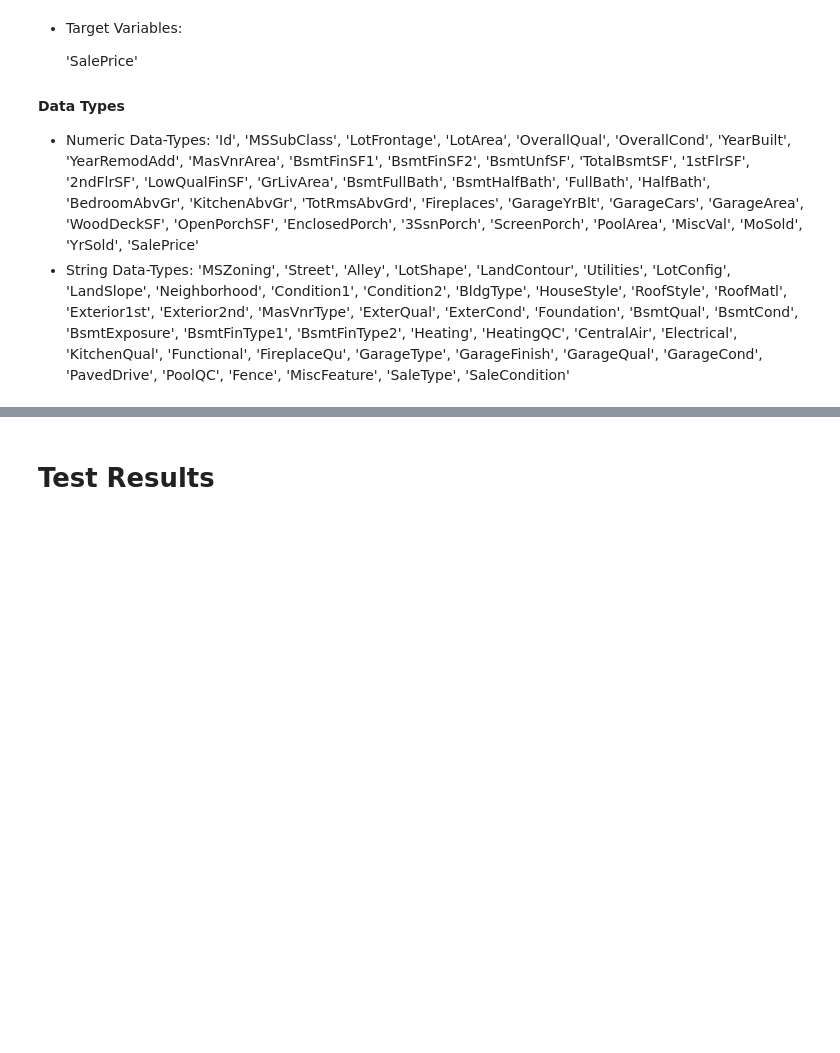
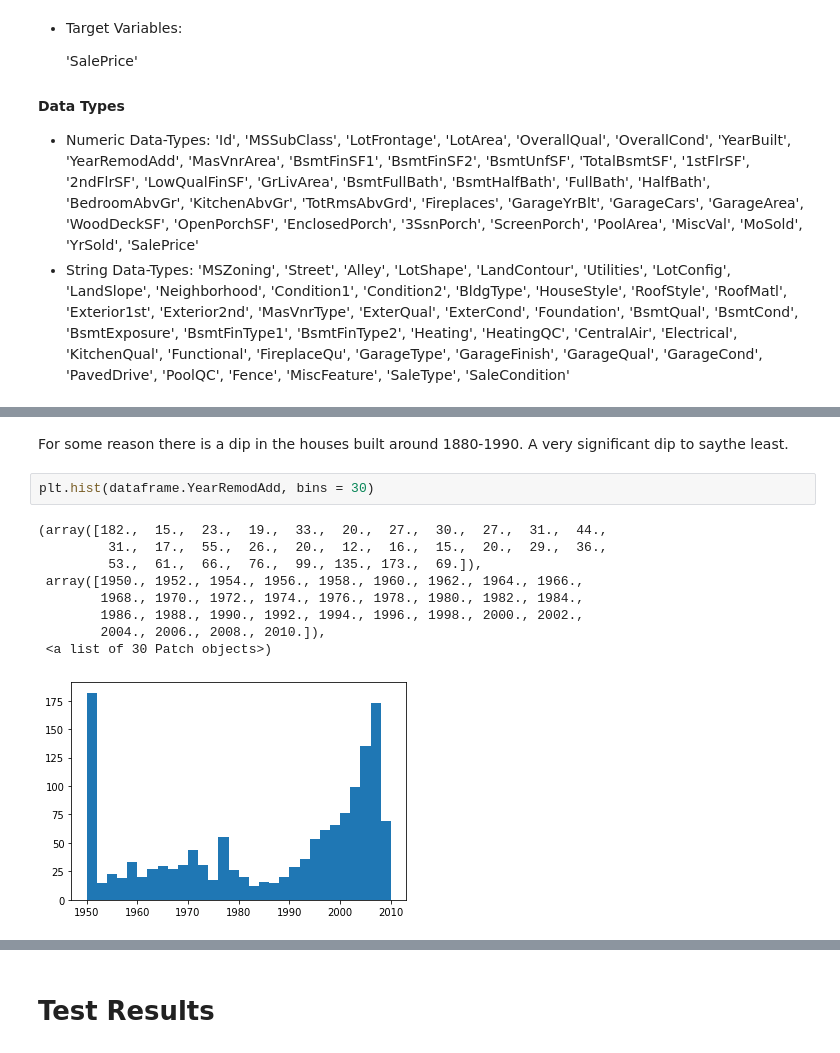
Before and after one commit to Jim-Craig/Housing-Prices, a Jupyter notebook: Housing Data.ipynb, the cells around one changed output, grey strips where cells are left out. Cells and saved outputs as stored; diff of their text form; blank space fills up the shorter version.

```diff
--- a/Housing Data.ipynb
+++ b/Housing Data.ipynb
@@ -215,0 +208,14 @@ Text(0, 0.5, 'Sale Price')
+# %% [markdown]
+For some reason there is a dip in the houses built around 1880-1990. A very significant dip to saythe least.
+# %%
+plt.hist(dataframe.YearRemodAdd, bins = 30)
+# %% [output]
+(array([182.,  15.,  23.,  19.,  33.,  20.,  27.,  30.,  27.,  31.,  44.,
+         31.,  17.,  55.,  26.,  20.,  12.,  16.,  15.,  20.,  29.,  36.,
+         53.,  61.,  66.,  76.,  99., 135., 173.,  69.]),
+ array([1950., 1952., 1954., 1956., 1958., 1960., 1962., 1964., 1966.,
+        1968., 1970., 1972., 1974., 1976., 1978., 1980., 1982., 1984.,
+        1986., 1988., 1990., 1992., 1994., 1996., 1998., 2000., 2002.,
+        2004., 2006., 2008., 2010.]),
+ <a list of 30 Patch objects>)
+[figure, added]
```
Also changed, not shown: parts of 154 cells of this notebook.
